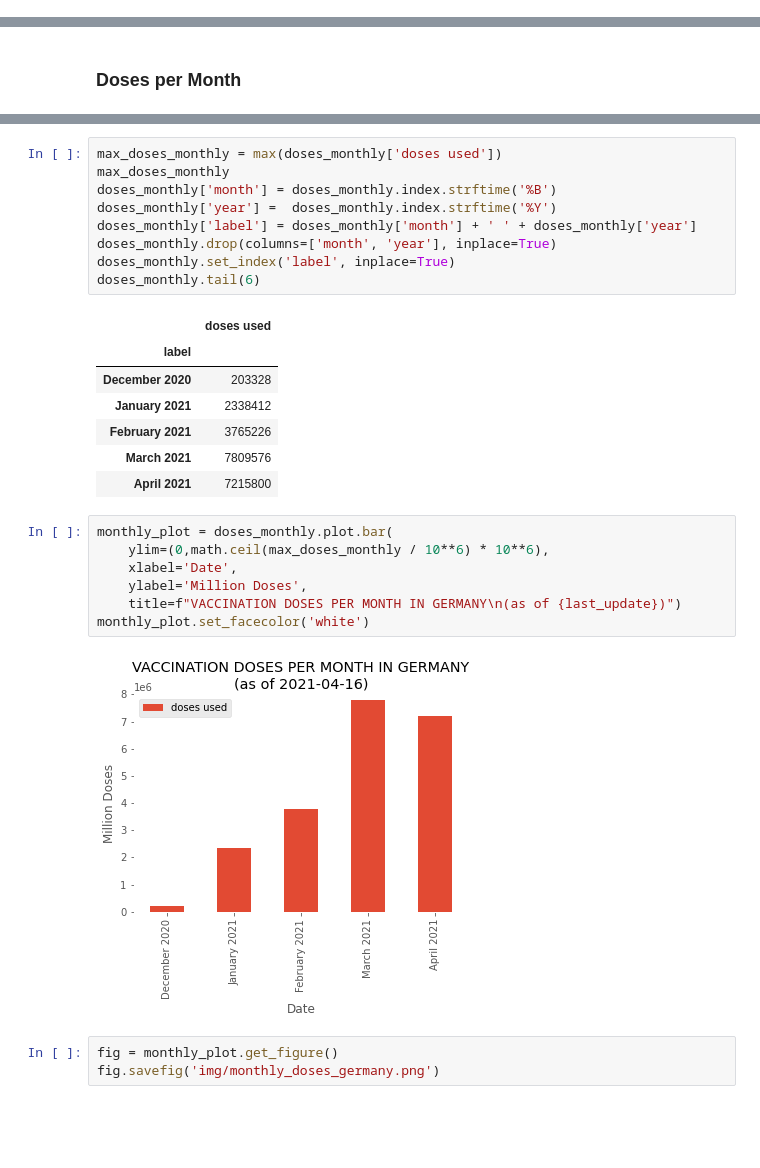
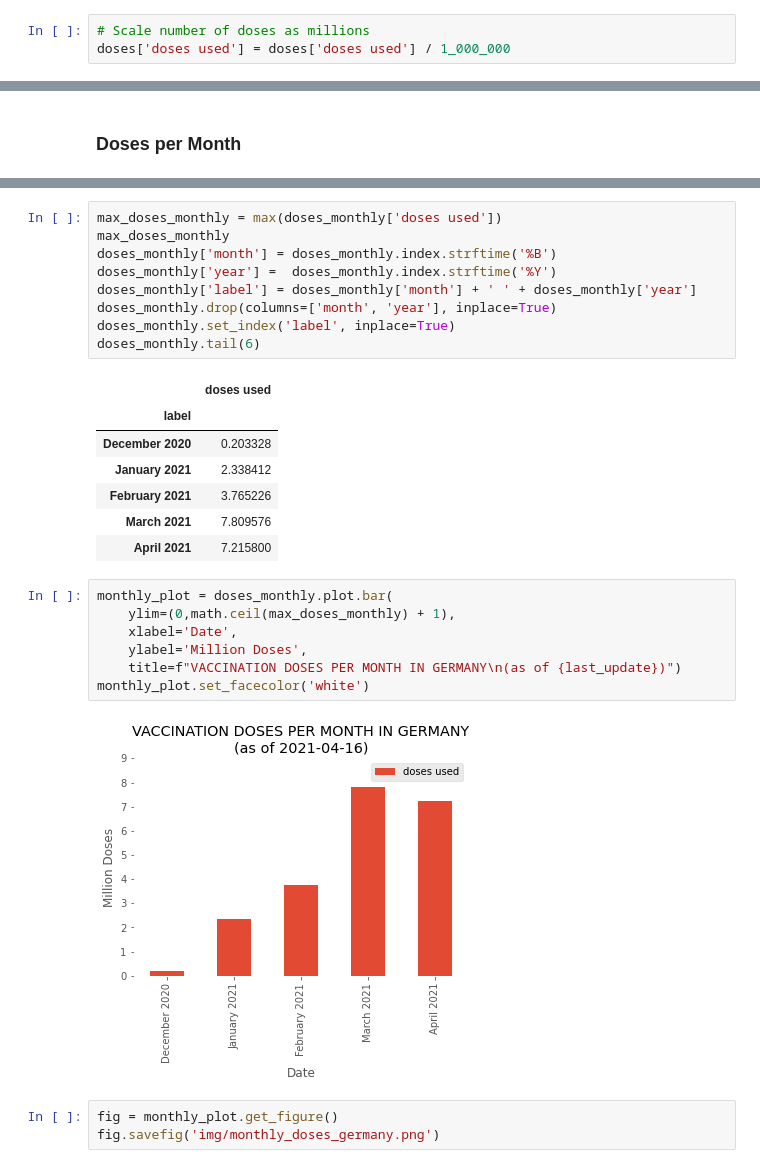
Before and after one commit to RuedigerVoigt/track-covid-19, a Jupyter notebook: vaccination.ipynb, the cells around one changed output, grey strips where cells are left out. Drawn from its saved outputs; the diff is of its cells as text; blank space fills up the shorter version.

Commit message:
Scale graphs; Add comments

```diff
--- a/vaccination.ipynb
+++ b/vaccination.ipynb
@@ -88,4 +94,7 @@ doses = vaccinations.loc[ : , ['date', 'dosen_differenz_zum_vortag']]
 doses.columns = ['date', 'doses used']
+# %%
+# Scale number of doses as millions
+doses['doses used'] = doses['doses used'] / 1_000_000
 # %% [markdown]
 ### Doses Daily
 # %%
@@ -166,20 +176,20 @@ doses_monthly.tail(6)
 # %% [output]
 |  | doses used |
 | label |  |
-| December 2020 | 203328 |
-| January 2021 | 2338412 |
-| February 2021 | 3765226 |
-| March 2021 | 7809576 |
-| April 2021 | 7215800 |
+| December 2020 | 0.203328 |
+| January 2021 | 2.338412 |
+| February 2021 | 3.765226 |
+| March 2021 | 7.809576 |
+| April 2021 | 7.215800 |
 # %%
 monthly_plot = doses_monthly.plot.bar(
-    ylim=(0,math.ceil(max_doses_monthly / 10**6) * 10**6),
+    ylim=(0,math.ceil(max_doses_monthly) + 1),
     xlabel='Date',
     ylabel='Million Doses',
     title=f"VACCINATION DOSES PER MONTH IN GERMANY\n(as of {last_update})")
 monthly_plot.set_facecolor('white')
 # %% [output]
-[figure, old version]
+[figure, new version]
 # %%
 fig = monthly_plot.get_figure()
 fig.savefig('img/monthly_doses_germany.png')
```
Also changed, not shown: parts of 29 cells of this notebook, 3 other files.
